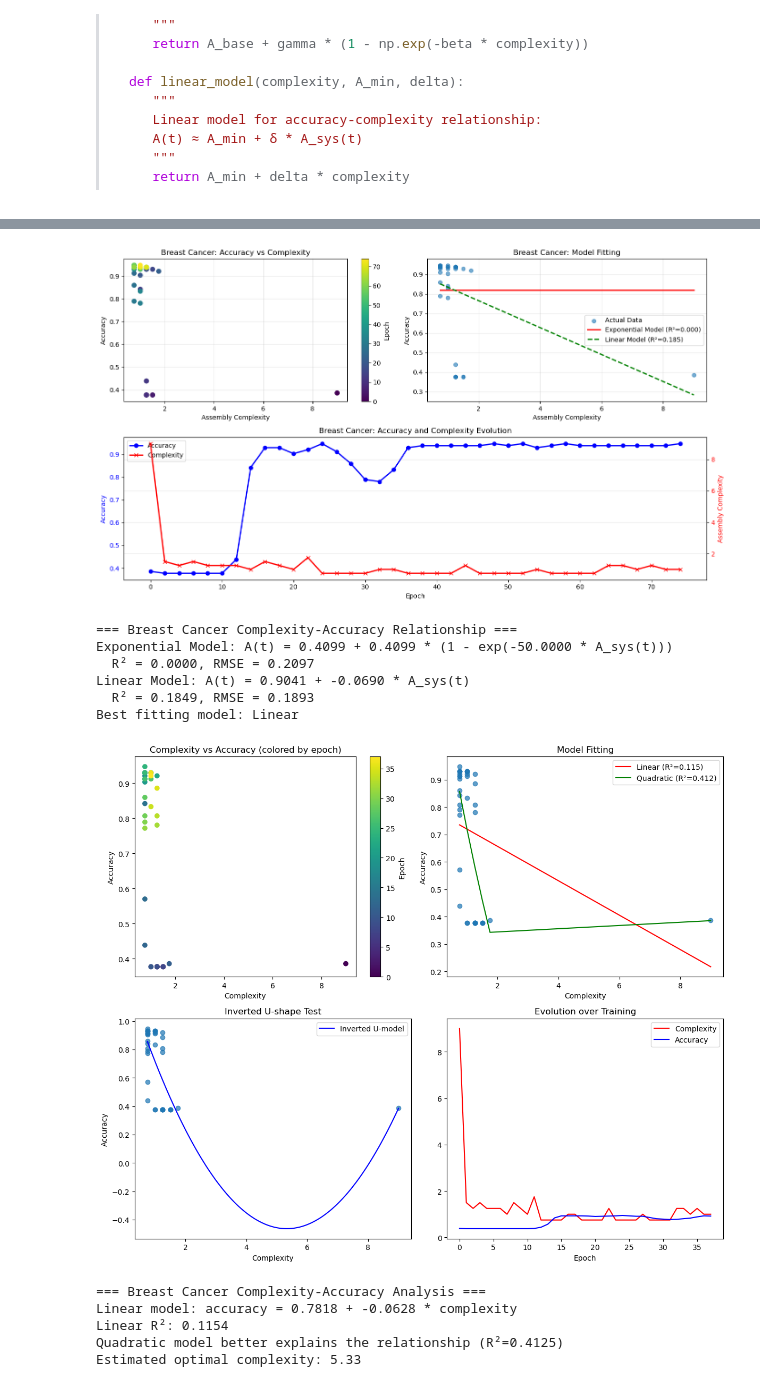
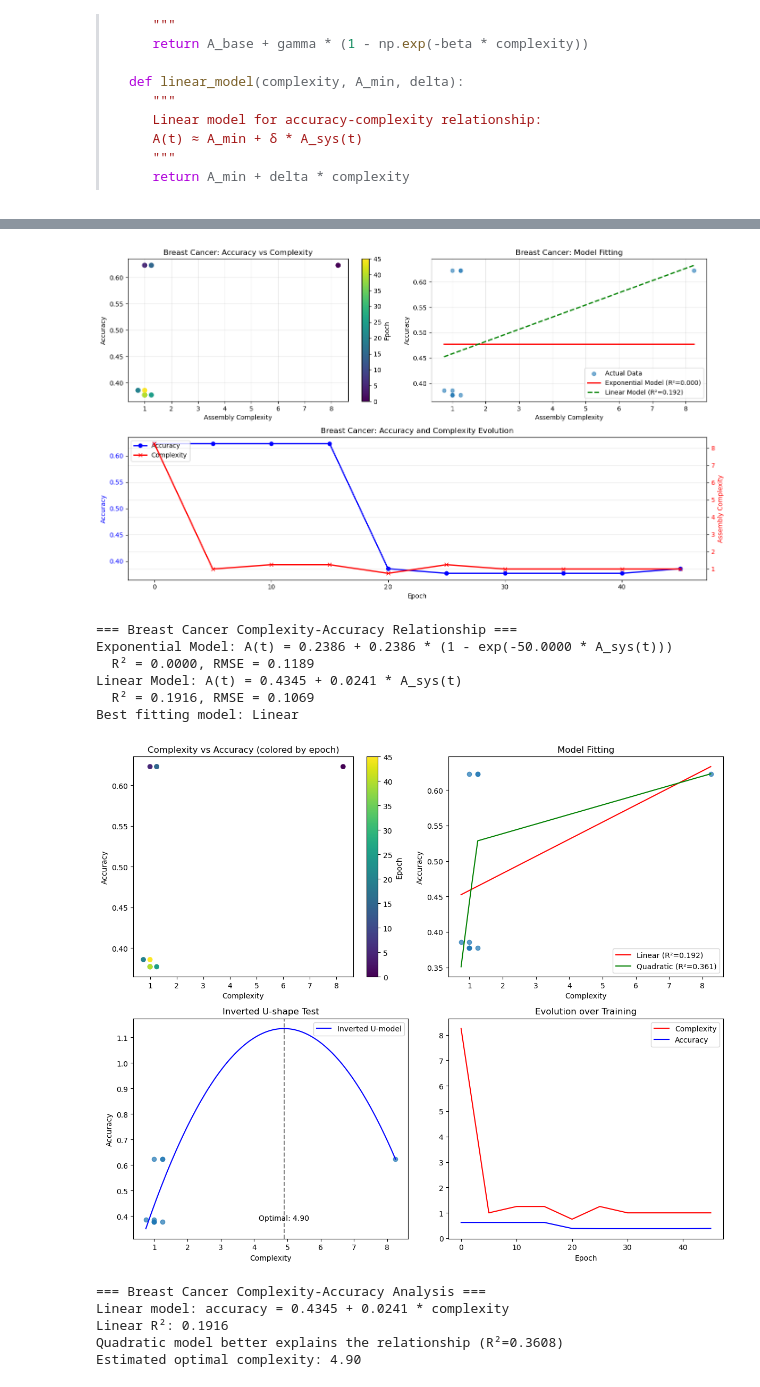
Before and after one commit to Cind3r/CASTLE, a Jupyter notebook: CASTLE.ipynb, the cells around one changed output, grey strips where cells are left out. Drawn from its saved outputs; the diff is of its cells as text; code cells hidden in the pictures.

Commit message:
testing reward changes to find original

```diff
--- a/CASTLE.ipynb
+++ b/CASTLE.ipynb
@@ -219,7 +309,7 @@ def load_breast_cancer_data(test_size=0.2, random_state=42):
     data = load_breast_cancer()
     X, y = data.data, data.target
     # Split the dataset into training and testing sets
-    X_train, X_test, y_train, y_test = train_test_split(X, y, test_size=0.2, random_state=42)
+    X_train, X_test, y_train, y_test = train_test_split(X, y, test_size=test_size, random_state=random_state)
     return X_train, X_test, y_train, y_test
 
 def load_iris_data(test_size=0.2, random_state=42):
@@ -324,22 +414,23 @@ See `core.analyzer` for code running analysis.
 # Example Usage of Training Functions
 bc_model = MolecularNeuralNet(
     input_size=X_train_cancer.shape[1],
-    hidden_sizes=[32, 16, 8],
+    hidden_sizes=[16, 8, 4],
     output_size=1,
     dropout=0.2
 )
 
-bc_model, bc_tracker, bc_losses, bc_accuracies, bc_complexities = train_complexity_aware(
+bc_model, bc_tracker, bc_losses, bc_accuracies, bc_complexities = train_with_molecular_parameter_updates(
     model=bc_model,
     X_train=X_train_cancer,
     y_train=y_train_cancer,
     X_test=X_test_cancer,
     y_test=y_test_cancer,
-    epochs=75,
+    epochs=50,
     lr=0.001,
-    track_every=2,
+    track_every=5,
     molecule_size=2,
-    complexity_range=(1,10)    # Cap for beneficial complexity
+    complexity_reward_weight=0.05,  # Weight for complexity reward
+    max_beneficial_complexity=12    # Cap for beneficial complexity
 )
 # %% [output]
 Starting complexity-managed training...
@@ -362,24 +450,28 @@ Epoch 74: 4 lattices, 40 unique molecules discovered
 # %%
 # Example Usage of Analyzer Functions
 bc_complexity_accuracy_df = validate_complexity_accuracy_relationship(
     tracker=bc_tracker,
     accuracies=bc_accuracies,
     dataset_name="Breast Cancer"
 )
 
-analyze_complexity_accuracy_relationship(accuracies=bc_accuracies, complexities=bc_complexities, dataset_name="Breast Cancer")
+analyze_complexity_accuracy_relationship(
+    accuracies=bc_accuracies,
+    complexities=bc_complexities,
+    dataset_name="Breast Cancer"
+)
 # %% [output]
-[figure, old version]
+[figure, new version]
 === Breast Cancer Complexity-Accuracy Relationship ===
-Exponential Model: A(t) = 0.4099 + 0.4099 * (1 - exp(-50.0000 * A_sys(t)))
-  R² = 0.0000, RMSE = 0.2097
-Linear Model: A(t) = 0.9041 + -0.0690 * A_sys(t)
-  R² = 0.1849, RMSE = 0.1893
+Exponential Model: A(t) = 0.2386 + 0.2386 * (1 - exp(-50.0000 * A_sys(t)))
+  R² = 0.0000, RMSE = 0.1189
+Linear Model: A(t) = 0.4345 + 0.0241 * A_sys(t)
+  R² = 0.1916, RMSE = 0.1069
 Best fitting model: Linear
-[figure, old version]
+[figure, new version]
 === Breast Cancer Complexity-Accuracy Analysis ===
-Linear model: accuracy = 0.7818 + -0.0628 * complexity
-Linear R²: 0.1154
-Quadratic model better explains the relationship (R²=0.4125)
-Estimated optimal complexity: 5.33
+Linear model: accuracy = 0.4345 + 0.0241 * complexity
+Linear R²: 0.1916
+Quadratic model better explains the relationship (R²=0.3608)
+Estimated optimal complexity: 4.90
 |  | complexity | accuracy | epoch |
```
Also changed, not shown: parts of 12 cells of this notebook, 1 other file.
